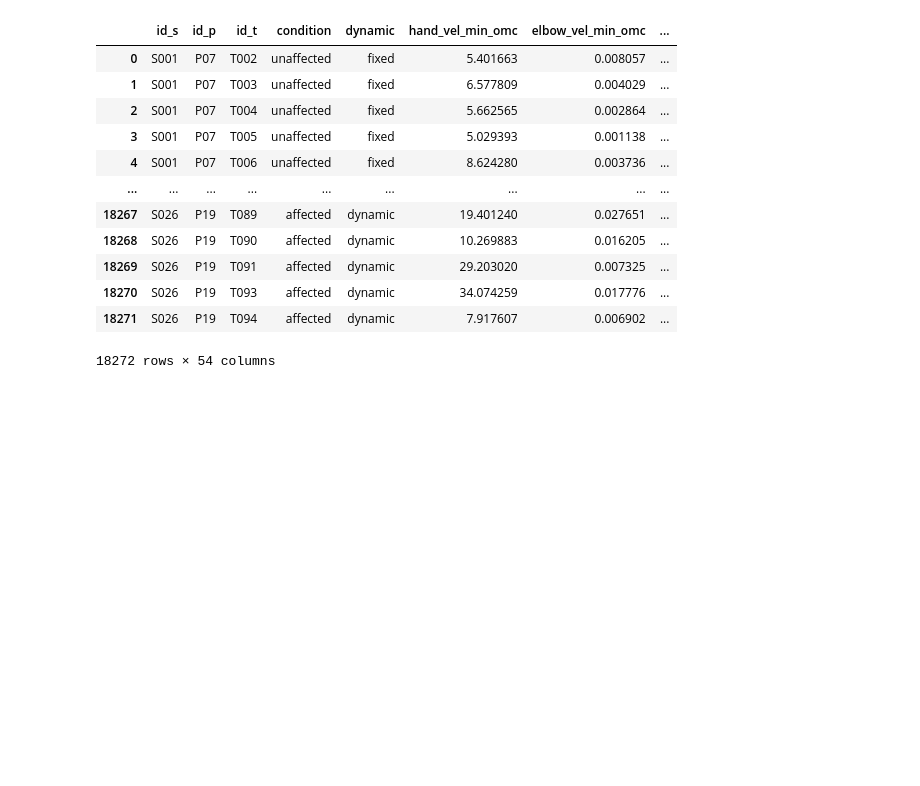
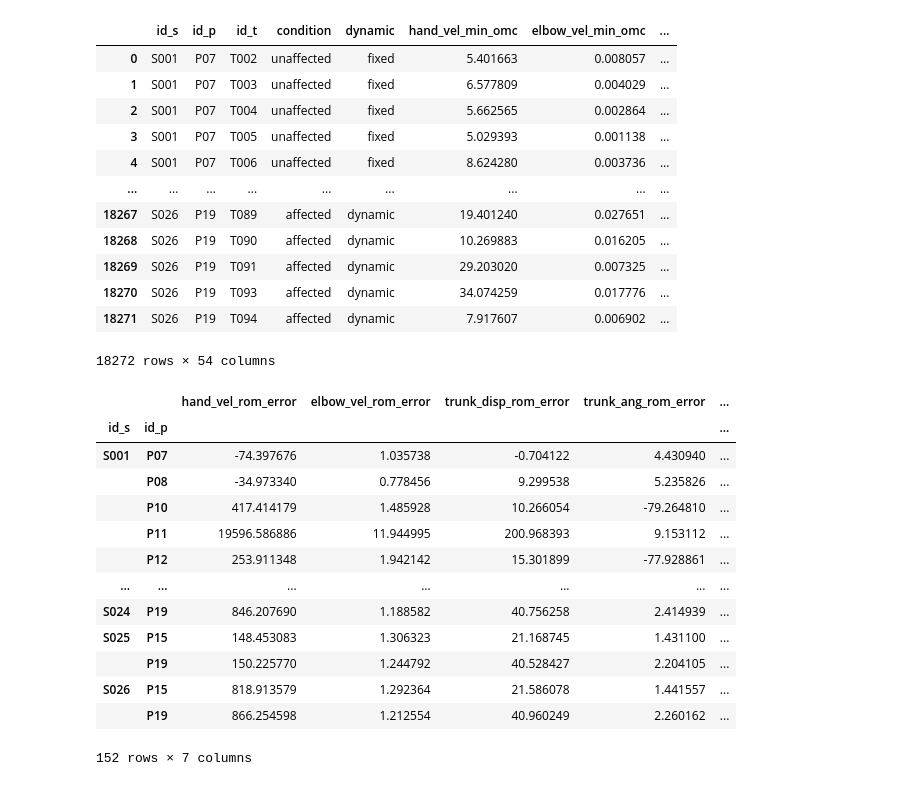
Before and after one commit to j-ullrich/iDrink_MMC_validation, a Jupyter notebook: src/notebooks/rom_error_and_correlation.ipynb, the cells around one changed output. Saved outputs shown, nothing was run; the diff lists cells and outputs as text; code cells hidden in the pictures; blank space fills up the shorter version.

```diff
--- a/src/notebooks/rom_error_and_correlation.ipynb
+++ b/src/notebooks/rom_error_and_correlation.ipynb
@@ -71,3 +88,20 @@ df_rom
 | 18270 | S026 | P19 | T093 | affected | dynamic | 34.074259 | 0.017776 | ... |
 | 18271 | S026 | P19 | T094 | affected | dynamic | 7.917607 | 0.006902 | ... |
 18272 rows × 54 columns
+# %%
+df_rom.groupby(['id_s', 'id_p']).mean(numeric_only=True).filter(like='error')
+# %% [output]
+|  |  | hand_vel_rom_error | elbow_vel_rom_error | trunk_disp_rom_error | trunk_ang_rom_error | ... |
+| id_s | id_p |  |  |  |  | ... |
+| S001 | P07 | -74.397676 | 1.035738 | -0.704122 | 4.430940 | ... |
+|  | P08 | -34.973340 | 0.778456 | 9.299538 | 5.235826 | ... |
+|  | P10 | 417.414179 | 1.485928 | 10.266054 | -79.264810 | ... |
+|  | P11 | 19596.586886 | 11.944995 | 200.968393 | 9.153112 | ... |
+|  | P12 | 253.911348 | 1.942142 | 15.301899 | -77.928861 | ... |
+| ... | ... | ... | ... | ... | ... | ... |
+| S024 | P19 | 846.207690 | 1.188582 | 40.756258 | 2.414939 | ... |
+| S025 | P15 | 148.453083 | 1.306323 | 21.168745 | 1.431100 | ... |
+|  | P19 | 150.225770 | 1.244792 | 40.528427 | 2.204105 | ... |
+| S026 | P15 | 818.913579 | 1.292364 | 21.586078 | 1.441557 | ... |
+|  | P19 | 866.254598 | 1.212554 | 40.960249 | 2.260162 | ... |
+152 rows × 7 columns
```
Also changed, not shown: parts of 4 cells of this notebook.
